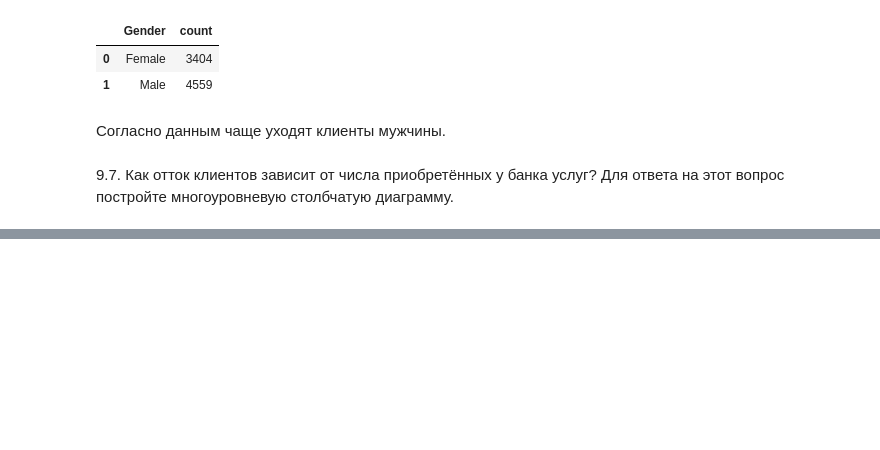
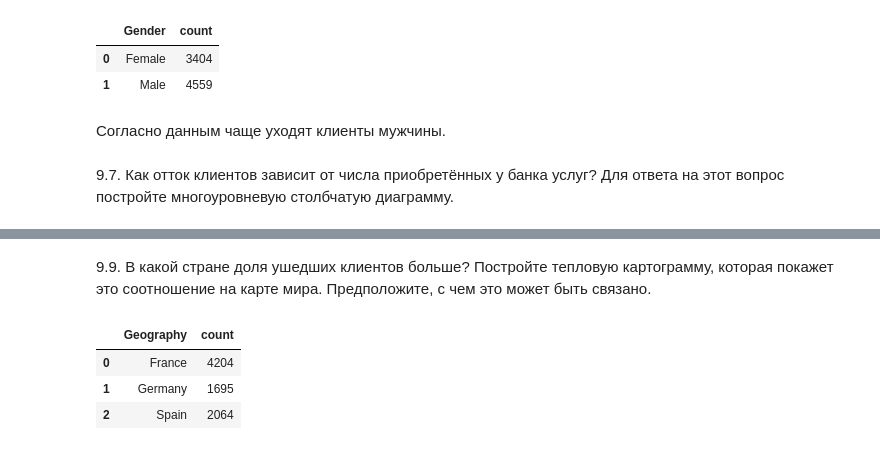
Before and after one commit to AntonKoltsov85/DS_13.9_Client_Loyality, a Jupyter notebook: churn_nb.ipynb, the cells around one changed output, grey strips where cells are left out. Drawn from its saved outputs; the diff is of its cells as text; code cells hidden in the pictures; blank space fills up the shorter version.

```diff
--- a/churn_nb.ipynb
+++ b/churn_nb.ipynb
@@ -195,0 +257,31 @@ fig.update_layout(xaxis_title='Пол')
+# %% [markdown]
+9.9. В какой стране доля ушедших клиентов больше? Постройте тепловую картограмму, которая покажет это соотношение на карте мира. Предположите, с чем это может быть связано.
+# %%
+import pandas as pd
+from IPython.display import display
+import plotly
+import plotly.express as px
+
+url="https://raw.githubusercontent.com/AntonKoltsov85/DS_13.9_Client_Loyality/main/churn.csv"
+churn_data = pd.read_csv(url)
+churn_data['Exited']=churn_data['Exited'].apply(lambda x: 'Active' if x ==1 else 'Churn')
+by_country_data=churn_data[churn_data['Exited']=='Churn'].groupby('Geography',as_index=False)['Geography'].value_counts()
+display(by_country_data.head(5))
+fig = px.choropleth(
+    data_frame=by_country_data,
+    locations='Geography',
+    locationmode = "country names",
+    color='count',
+    color_continuous_scale=['yellow','red'],
+    title='Churn by country',
+    width=800,
+    height=500,
+    )
+
+
+fig.show()
+# %% [output]
+|  | Geography | count |
+| 0 | France | 4204 |
+| 1 | Germany | 1695 |
+| 2 | Spain | 2064 |
```
Also changed, not shown: parts of 12 cells of this notebook.
